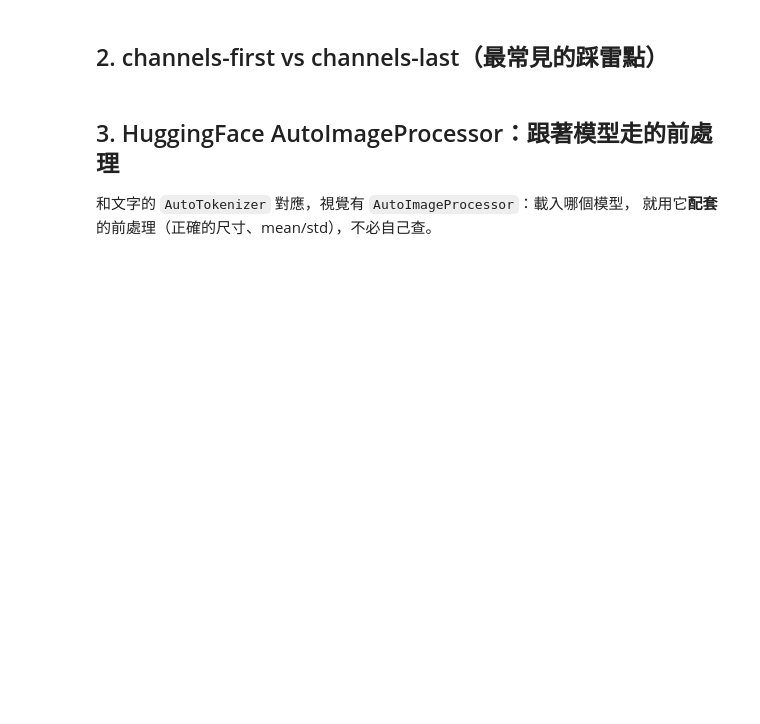
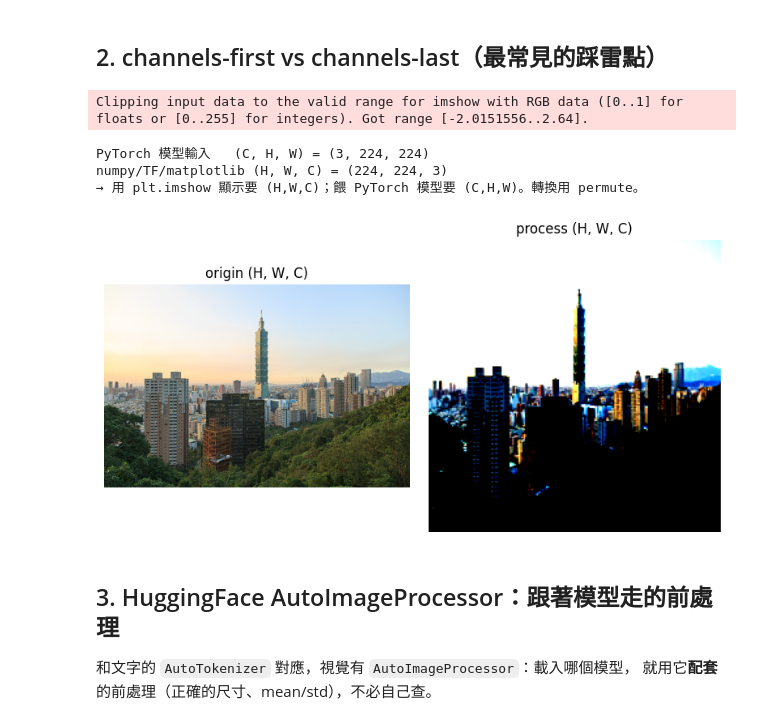
Before and after one commit to Zenobia000/iSpan_python-FE_DM-cookbooks, a Jupyter notebook: data_mining_course/modules/module_09_multimodal_features/notebooks/02_image_features/02_image_to_tensor.ipynb, the cells around one changed output. Saved outputs shown, nothing was run; the diff lists cells and outputs as text; code cells hidden in the pictures; blank space fills up the shorter version.

```diff
--- a/data_mining_course/modules/module_09_multimodal_features/notebooks/02_image_features/02_image_to_tensor.ipynb
+++ b/data_mining_course/modules/module_09_multimodal_features/notebooks/02_image_features/02_image_to_tensor.ipynb
@@ -98,10 +108,32 @@ except Exception as e:
 # %%
 if HAS_TV:
     chw = x                                   # (C, H, W) PyTorch
     hwc = x.permute(1, 2, 0)                  # (H, W, C) numpy/TF/繪圖慣例
     print(f"PyTorch 模型輸入   (C, H, W) = {tuple(chw.shape)}")
     print(f"numpy/TF/matplotlib (H, W, C) = {tuple(hwc.shape)}")
     print("→ 用 plt.imshow 顯示要 (H,W,C)；餵 PyTorch 模型要 (C,H,W)。轉換用 permute。")
+
+
+if HAS_TV:
+    import matplotlib.pyplot as plt
+
+    fig, axs = plt.subplots(1, 2, figsize=(8, 4))
+    axs[0].imshow(pil_img)
+    axs[0].set_title("origin (H, W, C)")
+    axs[0].axis("off")
+
+    axs[1].imshow(hwc)
+    axs[1].set_title("process (H, W, C)")
+    axs[1].axis("off")
+
+    plt.tight_layout()
+    plt.show()
+# %% [output]
+Clipping input data to the valid range for imshow with RGB data ([0..1] for floats or [0..255] for integers). Got range [-2.0151556..2.64].
+PyTorch 模型輸入   (C, H, W) = (3, 224, 224)
+numpy/TF/matplotlib (H, W, C) = (224, 224, 3)
+→ 用 plt.imshow 顯示要 (H,W,C)；餵 PyTorch 模型要 (C,H,W)。轉換用 permute。
+[figure, added]
 # %% [markdown]
 ## 3. HuggingFace AutoImageProcessor：跟著模型走的前處理
 
```
Also changed, not shown: parts of 2 cells of this notebook.
